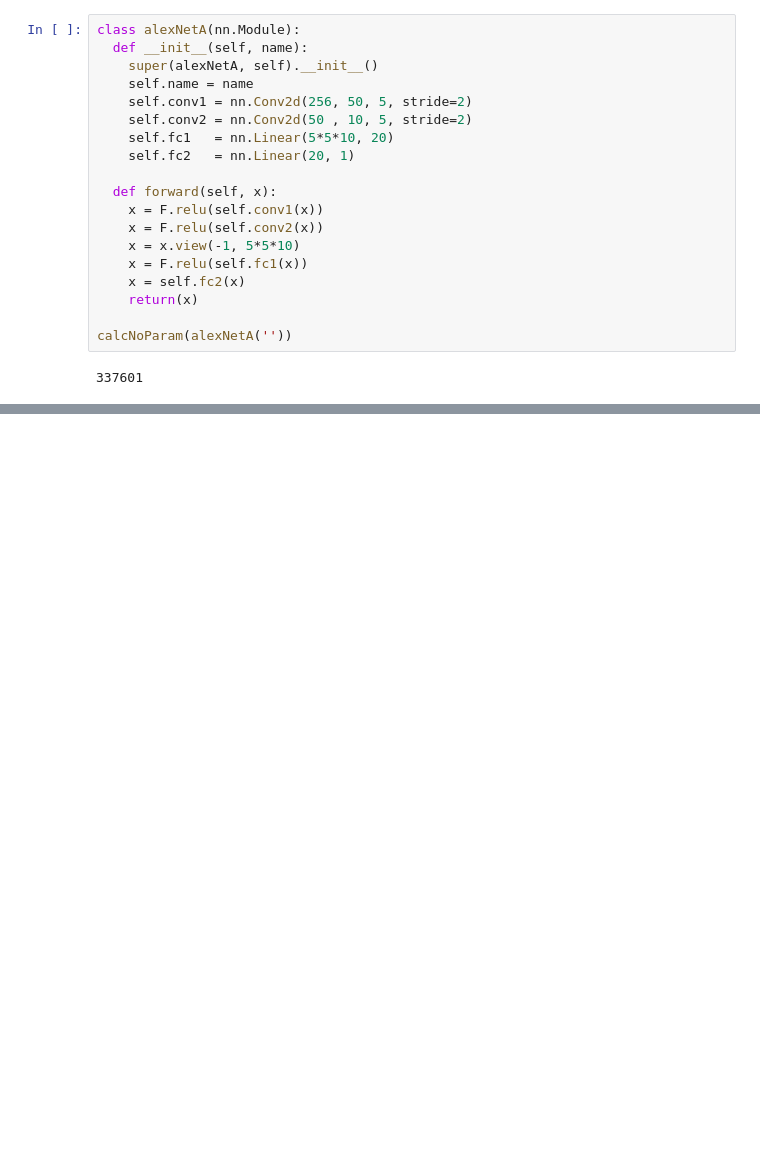
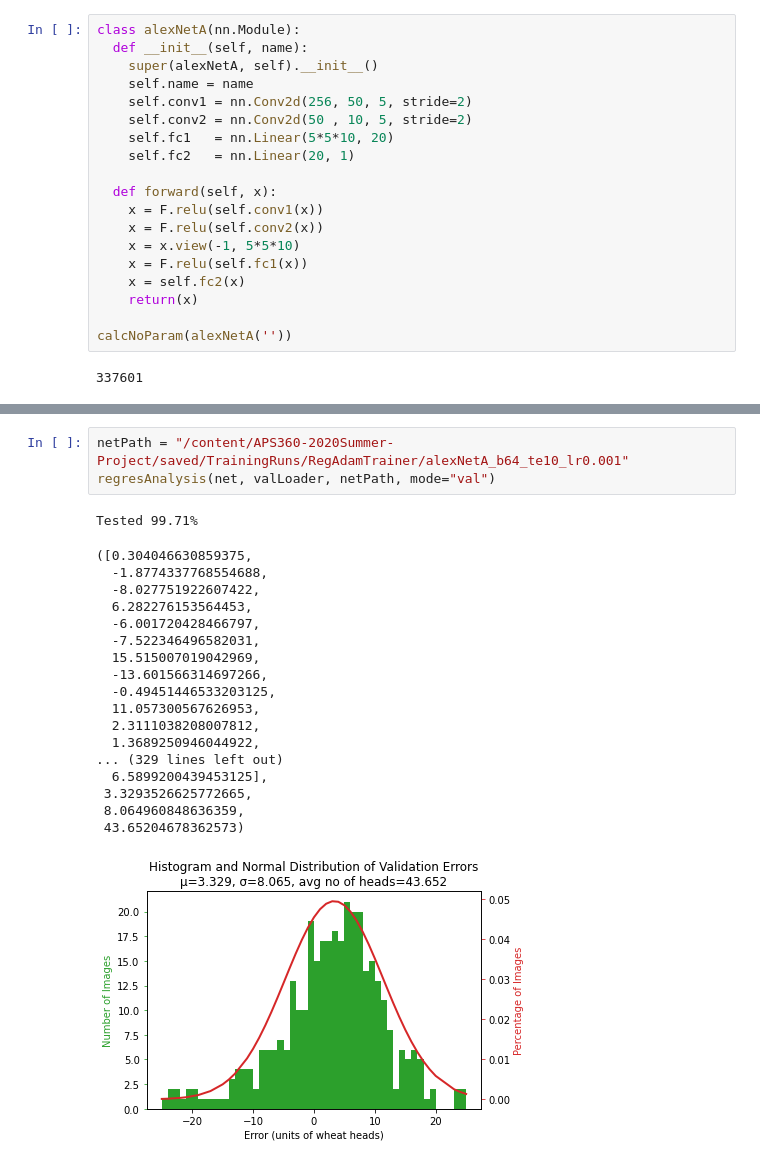
Before and after one commit to GerryChen117/2020-Summer-APS360-Project, a Jupyter notebook: model/AlexNet.ipynb, the cells around one changed output, grey strips where cells are left out. Drawn from its saved outputs; the diff is of its cells as text; blank space fills up the shorter version.

```diff
--- a/model/AlexNet.ipynb
+++ b/model/AlexNet.ipynb
@@ -66,0 +84,23 @@ FileNotFoundError: [Errno 2] No such file or directory: '/content/APS360-2020Sum
+# %%
+netPath = "/content/APS360-2020Summer-Project/saved/TrainingRuns/RegAdamTrainer/alexNetA_b64_te10_lr0.001"
+regresAnalysis(net, valLoader, netPath, mode="val")
+# %% [output]
+Tested 99.71%
+([0.304046630859375,
+  -1.8774337768554688,
+  -8.027751922607422,
+  6.282276153564453,
+  -6.001720428466797,
+  -7.522346496582031,
+  15.515007019042969,
+  -13.601566314697266,
+  -0.49451446533203125,
+  11.057300567626953,
+  2.3111038208007812,
+  1.3689250946044922,
+... (329 lines left out)
+  6.5899200439453125],
+ 3.3293526625772665,
+ 8.064960848636359,
+ 43.65204678362573)
+[figure, added]
```
Also changed, not shown: parts of 6 cells of this notebook, 15 other files.
